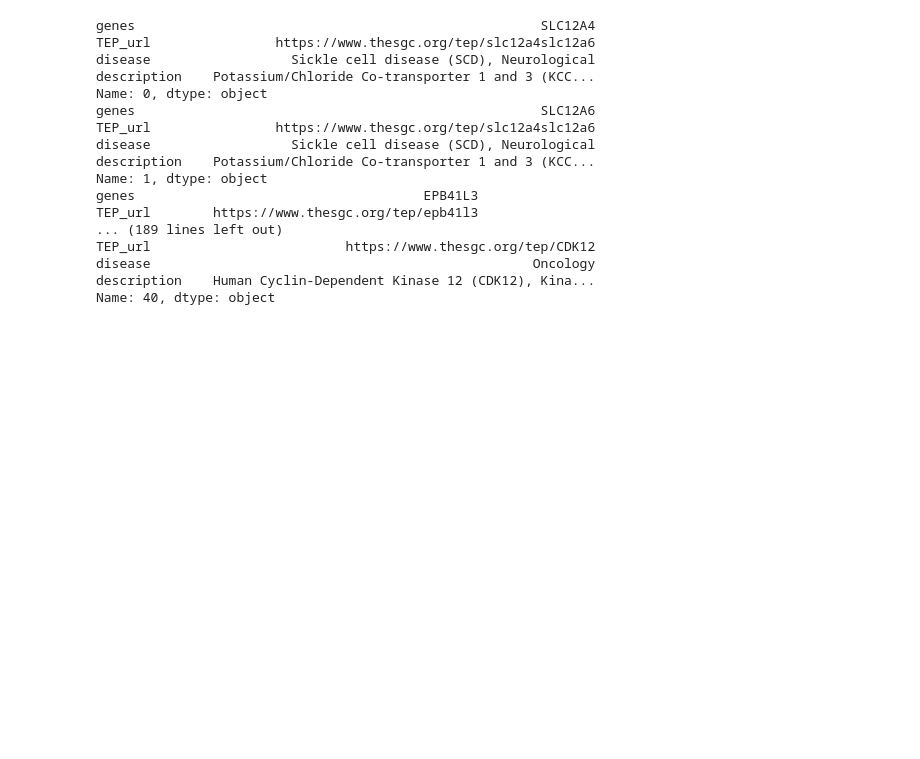
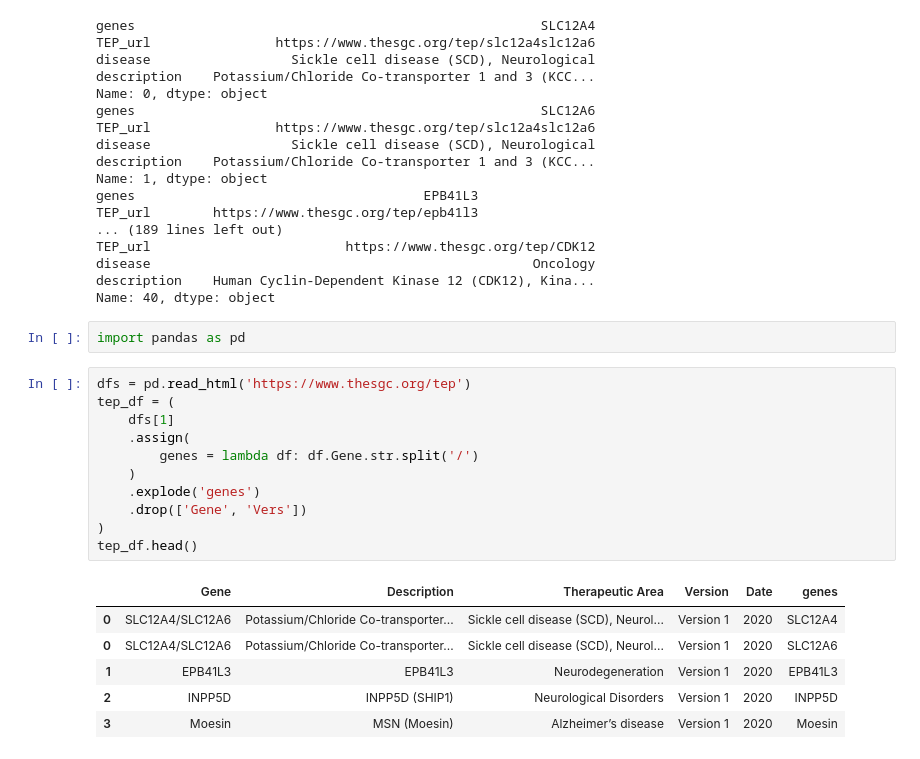
Before and after one commit to DSuveges/random_notebooks, a Jupyter notebook: TEP_parsing/TEP_parser.ipynb, the cells around one changed output. Drawn from its saved outputs; the diff is of its cells as text; blank space fills up the shorter version.

```diff
--- a/TEP_parsing/TEP_parser.ipynb
+++ b/TEP_parsing/TEP_parser.ipynb
@@ -285,3 +285,23 @@ TEP_url                         https://www.thesgc.org/tep/CDK12
 disease                                                 Oncology
 description    Human Cyclin-Dependent Kinase 12 (CDK12), Kina...
 Name: 40, dtype: object
+# %%
+import pandas as pd
+# %%
+dfs = pd.read_html('https://www.thesgc.org/tep')
+tep_df = (
+    dfs[1]
+    .assign(
+        genes = lambda df: df.Gene.str.split('/')
+    )
+    .explode('genes')
+    .drop(['Gene', 'Vers'])
+)
+tep_df.head()
+# %% [output]
+|  | Gene | Description | Therapeutic Area | Version | Date | genes |
+| 0 | SLC12A4/SLC12A6 | Potassium/Chloride Co-transporter... | Sickle cell disease (SCD), Neurol... | Version 1 | 2020 | SLC12A4 |
+| 0 | SLC12A4/SLC12A6 | Potassium/Chloride Co-transporter... | Sickle cell disease (SCD), Neurol... | Version 1 | 2020 | SLC12A6 |
+| 1 | EPB41L3 | EPB41L3 | Neurodegeneration | Version 1 | 2020 | EPB41L3 |
+| 2 | INPP5D | INPP5D (SHIP1) | Neurological Disorders | Version 1 | 2020 | INPP5D |
+| 3 | Moesin | MSN (Moesin) | Alzheimer’s disease | Version 1 | 2020 | Moesin |
```
Also changed, not shown: parts of 4 cells of this notebook, 4 other files.
